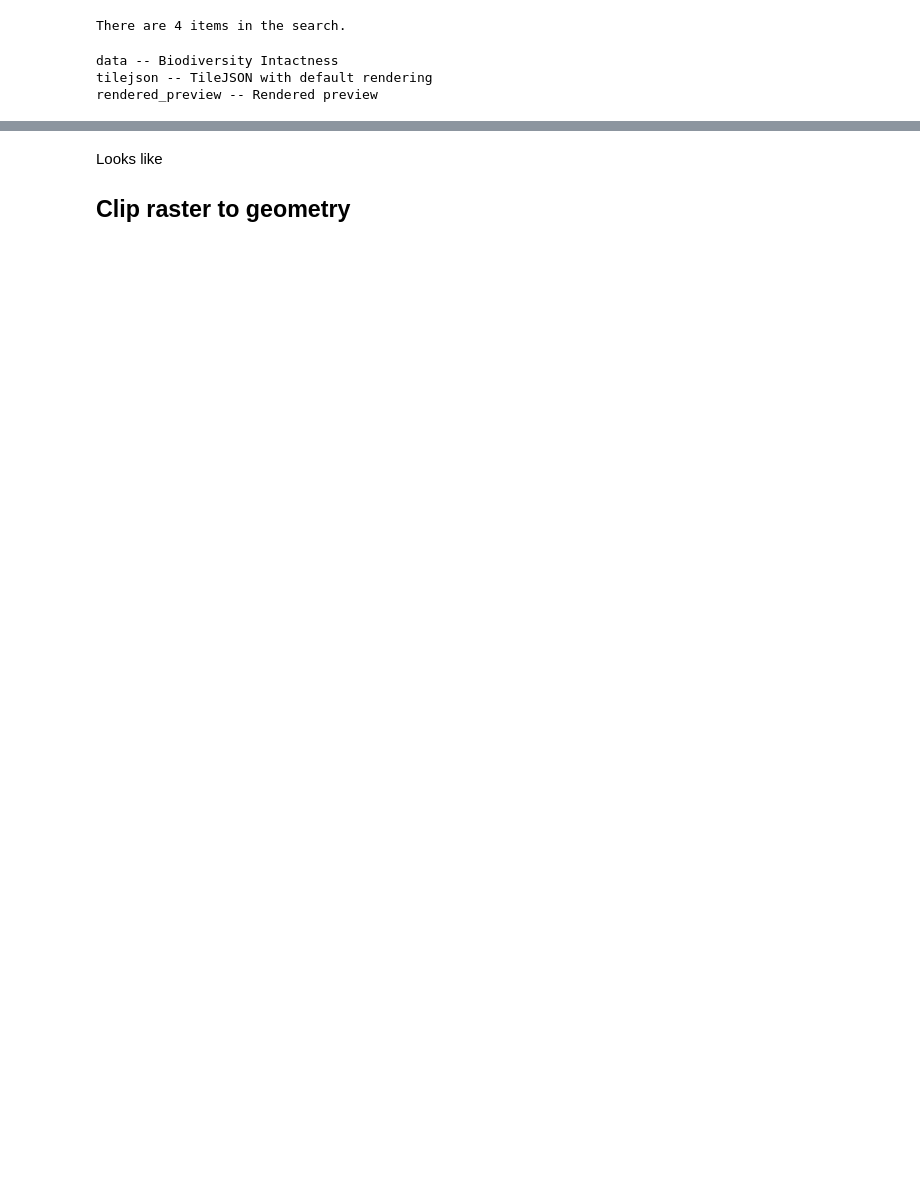
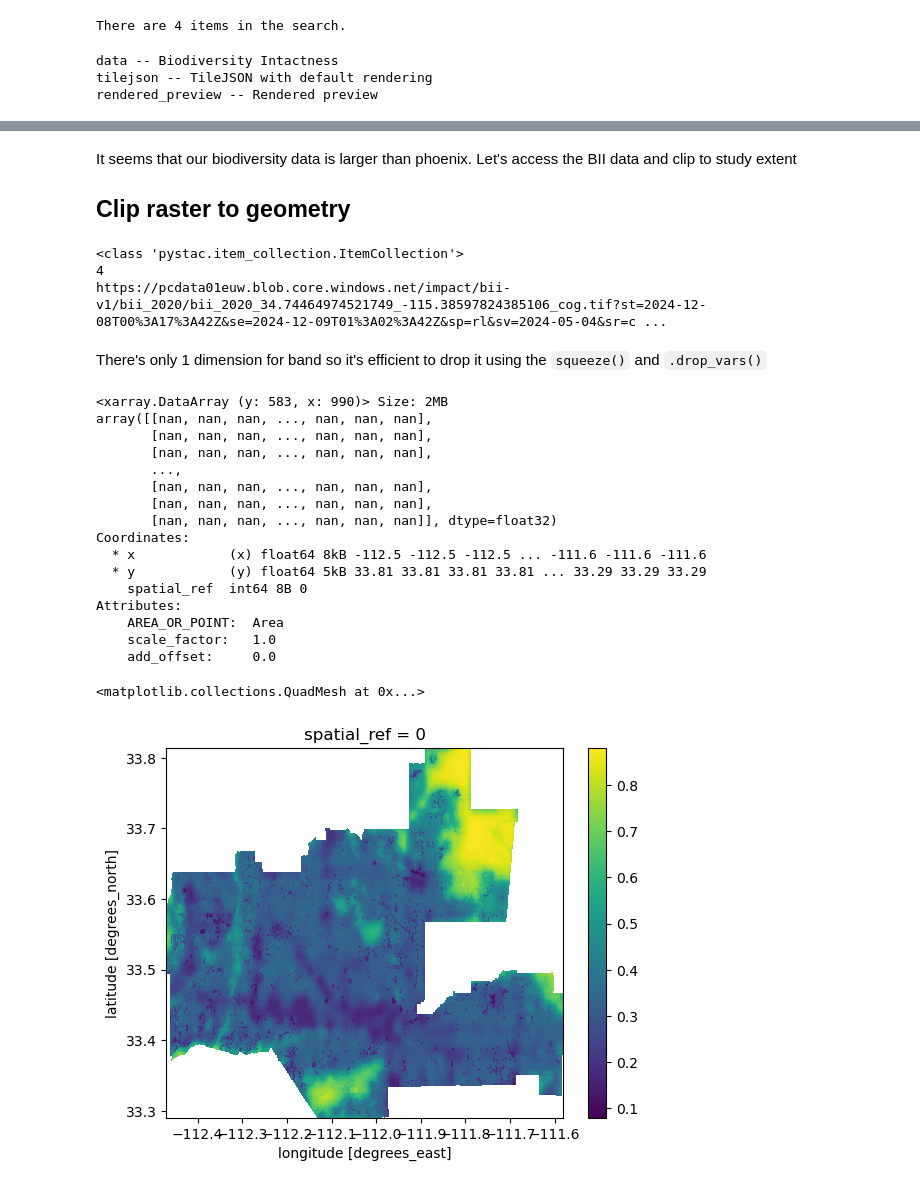
Before and after one commit to ZoeZhouJ/urban-bii-analysis, a Jupyter notebook: biodiveristy.ipynb, the cells around one changed output, grey strips where cells are left out. Saved outputs shown, nothing was run; the diff lists cells and outputs as text; code cells hidden in the pictures; blank space fills up the shorter version.

Commit message:
Finish biodiverity analysis and save processed data

```diff
--- a/biodiveristy.ipynb
+++ b/biodiveristy.ipynb
@@ -157,6 +159,17 @@ Image(url=item.assets['rendered_preview'].href, width=500)
 # %% [output]
 [interactive output not drawn]
 # %% [markdown]
-Looks like
+It seems that our biodiversity data is larger than phoenix. Let's access the BII data and clip to study extent
 
 ## Clip raster to geometry
+# %%
+# Explore data
+print(type(items))
+print(len(items))
+print(items[0].assets['data'].href)
+# %% [output]
+<class 'pystac.item_collection.ItemCollection'>
+4
+https://pcdata01euw.blob.core.windows.net/impact/bii-v1/bii_2020/bii_2020_34.74464974521749_-115.38597824385106_cog.tif?st=2024-12-08T00%3A17%3A42Z&se=2024-12-09T01%3A02%3A42Z&sp=rl&sv=2024-05-04&sr=c ...
+# %% [markdown]
+There's only 1 dimension for band so it's efficient to drop it using the `squeeze()` and `.drop_vars()`
@@ -162,0 +192,23 @@ Looks like
+# %%
+# Check clipped data
+print(bii_2020_phoenix)
+bii_2020_phoenix.plot()
+# %% [output]
+<xarray.DataArray (y: 583, x: 990)> Size: 2MB
+array([[nan, nan, nan, ..., nan, nan, nan],
+       [nan, nan, nan, ..., nan, nan, nan],
+       [nan, nan, nan, ..., nan, nan, nan],
+       ...,
+       [nan, nan, nan, ..., nan, nan, nan],
+       [nan, nan, nan, ..., nan, nan, nan],
+       [nan, nan, nan, ..., nan, nan, nan]], dtype=float32)
+Coordinates:
+  * x            (x) float64 8kB -112.5 -112.5 -112.5 ... -111.6 -111.6 -111.6
+  * y            (y) float64 5kB 33.81 33.81 33.81 33.81 ... 33.29 33.29 33.29
+    spatial_ref  int64 8B 0
+Attributes:
+    AREA_OR_POINT:  Area
+    scale_factor:   1.0
+    add_offset:     0.0
+<matplotlib.collections.QuadMesh at 0x...>
+[figure, added]
```
Also changed, not shown: parts of 20 cells of this notebook, 1 other file.
